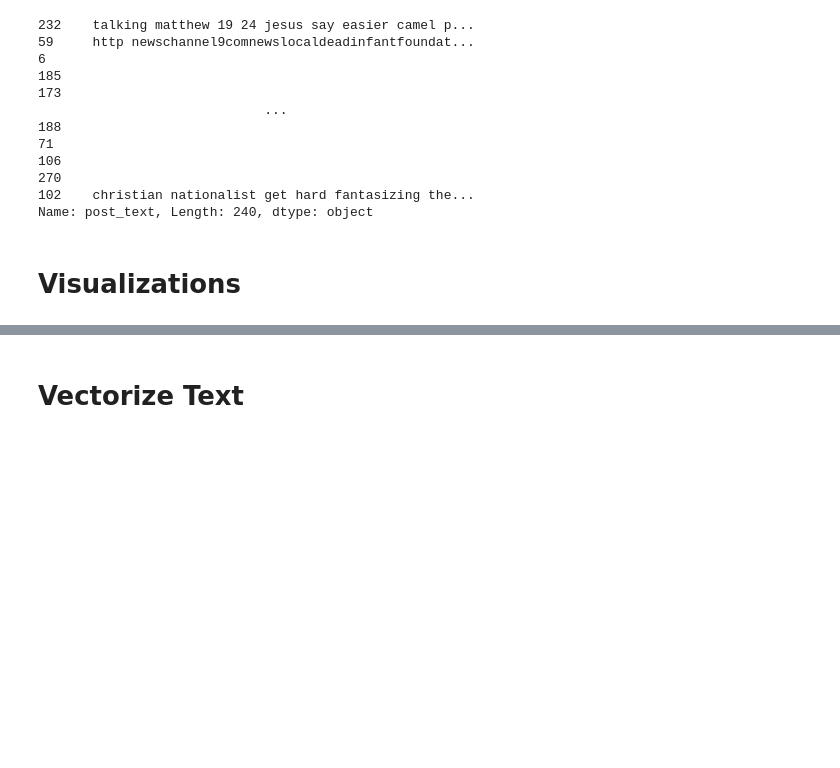
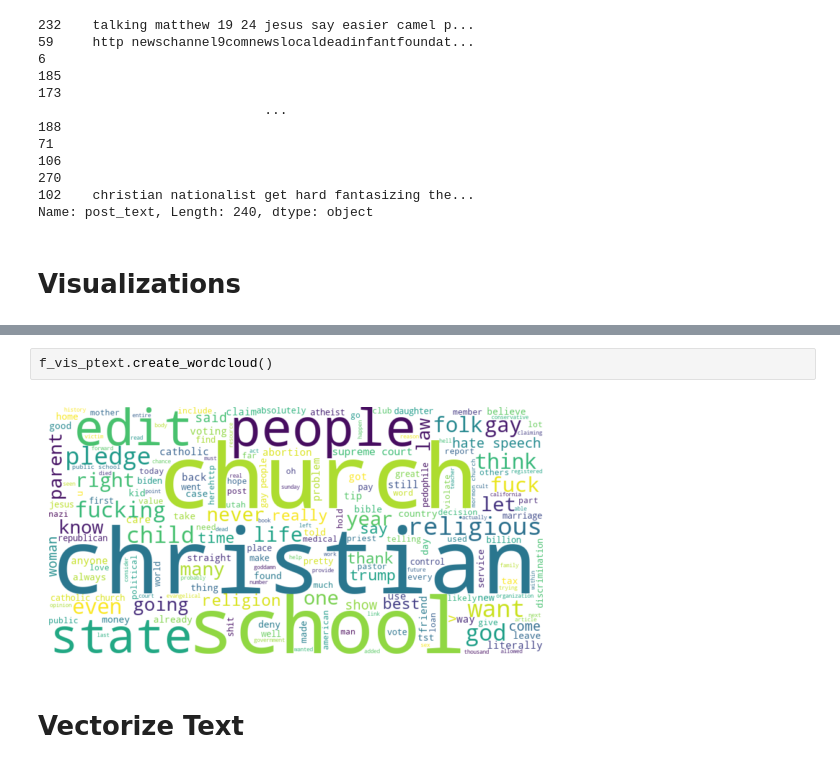
Before and after one commit to xmegan10/Reddit-Atheism-Sentiment-Comment-Prediction, a Jupyter notebook: ath_reddit_proj.ipynb, the cells around one changed output, grey strips where cells are left out. Saved outputs shown, nothing was run; the diff lists cells and outputs as text; blank space fills up the shorter version.

```diff
--- a/ath_reddit_proj.ipynb
+++ b/ath_reddit_proj.ipynb
@@ -285,3 +278,7 @@ plt.show()
+# %%
+f_vis_ptext.create_wordcloud()
+# %% [output]
+[figure, added]
 # %% [markdown]
 # Vectorize Text
 # %%
```
Also changed, not shown: parts of 14 cells of this notebook, 1 other file.
